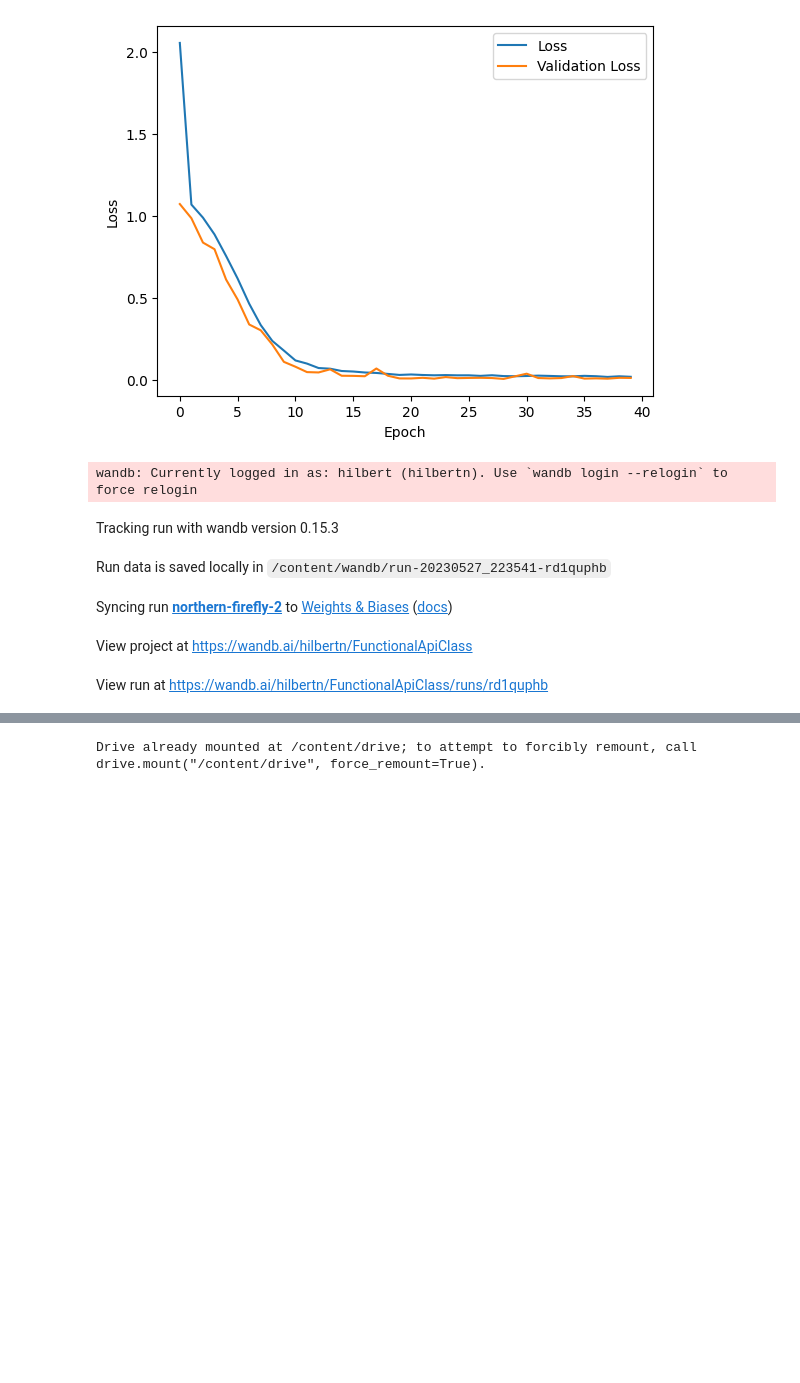
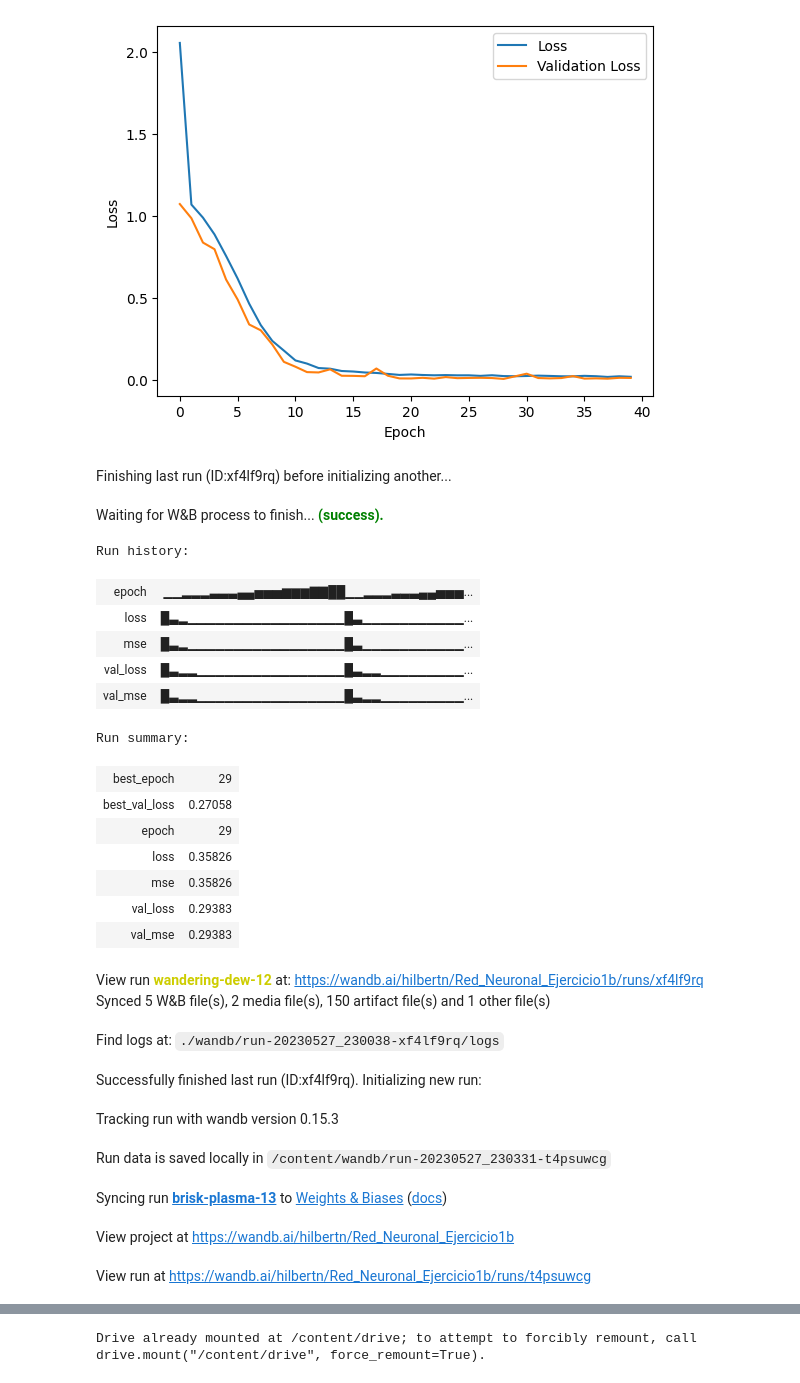
Before and after one commit to HilbertN/Analisis_de_datos_Tareas, a Jupyter notebook: Tarea4_RedesNeuronales.ipynb, the cells around one changed output, grey strips where cells are left out. Drawn from its saved outputs; the diff is of its cells as text; code cells hidden in the pictures; blank space fills up the shorter version.

```diff
--- a/Tarea4_RedesNeuronales.ipynb
+++ b/Tarea4_RedesNeuronales.ipynb
@@ -130,21 +133,40 @@ model.add(Dense(100, activation='relu'))
 model.add(Dense(1))
 # %%
-batch_size=10
+batch_size=20
 epochs=30
 learning_rate=0.01
-Optimizador=Adam
+Optimizador=SGD
 import wandb
 from wandb.keras import WandbCallback
-wandb.init(project="FunctionalApiClass")
+wandb.init(project="Red_Neuronal_Ejercicio1b")
 wandb.config.learning_rate = learning_rate
 wandb.config.epochs = epochs
 wandb.config.batch_size = batch_size
 wandb.config.optimizador=Optimizador
 # %% [output]
-wandb: Currently logged in as: hilbert (hilbertn). Use `wandb login --relogin` to force relogin
-Tracking run with wandb version 0.15.3
+Finishing last run (ID:xf4lf9rq) before initializing another...
-Run data is saved locally in /content/wandb/run-20230527_223541-rd1quphb
+Waiting for W&B process to finish... (success).
+Run history:
+| epoch | ▁▁▂▂▂▃▃▃▄▄▅▅▅▆▆▆▇▇██▁▁▂▂▂▃▃▃▄▄▅▅▅... |
+| loss | █▃▂▁▁▁▁▁▁▁▁▁▁▁▁▁▁▁▁▁█▃▁▁▁▁▁▁▁▁▁▁▁... |
+| mse | █▃▂▁▁▁▁▁▁▁▁▁▁▁▁▁▁▁▁▁█▃▁▁▁▁▁▁▁▁▁▁▁... |
+| val_loss | █▃▂▂▁▁▁▁▁▁▁▁▁▁▁▁▁▁▁▁█▃▂▂▁▁▁▁▁▁▁▁▁... |
+| val_mse | █▃▂▂▁▁▁▁▁▁▁▁▁▁▁▁▁▁▁▁█▃▂▂▁▁▁▁▁▁▁▁▁... |
+Run summary:
+| best_epoch | 29 |
+| best_val_loss | 0.27058 |
+| epoch | 29 |
+| loss | 0.35826 |
+| mse | 0.35826 |
+| val_loss | 0.29383 |
+| val_mse | 0.29383 |
-Syncing run northern-firefly-2 to Weights & Biases (docs)
+View run wandering-dew-12 at: https://wandb.ai/hilbertn/Red_Neuronal_Ejercicio1b/runs/xf4lf9rq
+Synced 5 W&B file(s), 2 media file(s), 150 artifact file(s) and 1 other file(s)
-View project at https://wandb.ai/hilbertn/FunctionalApiClass
+Find logs at: ./wandb/run-20230527_230038-xf4lf9rq/logs
-View run at https://wandb.ai/hilbertn/FunctionalApiClass/runs/rd1quphb
+Successfully finished last run (ID:xf4lf9rq). Initializing new run:
+Tracking run with wandb version 0.15.3
+Run data is saved locally in /content/wandb/run-20230527_230331-t4psuwcg
+Syncing run brisk-plasma-13 to Weights & Biases (docs)
+View project at https://wandb.ai/hilbertn/Red_Neuronal_Ejercicio1b
+View run at https://wandb.ai/hilbertn/Red_Neuronal_Ejercicio1b/runs/t4psuwcg
 # %%
```
Also changed, not shown: parts of 5 cells of this notebook.
